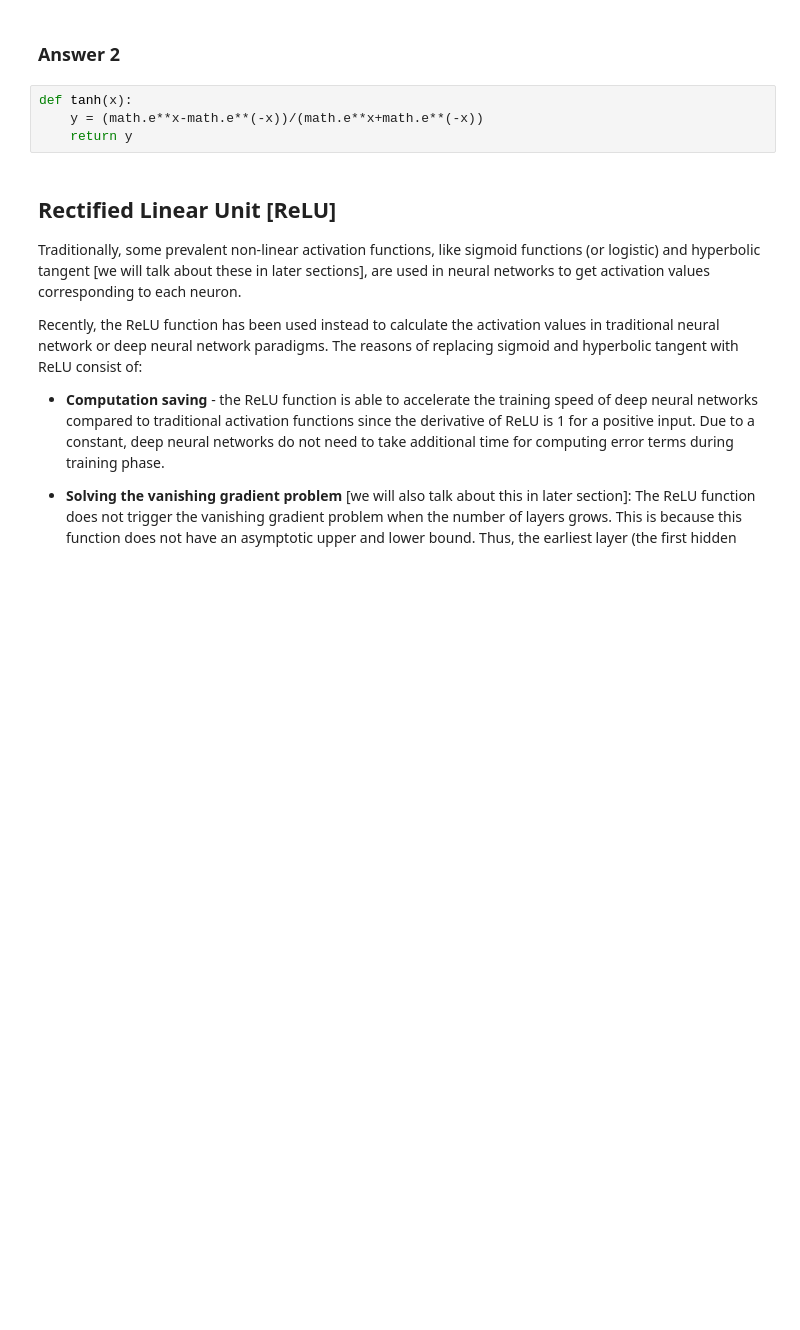
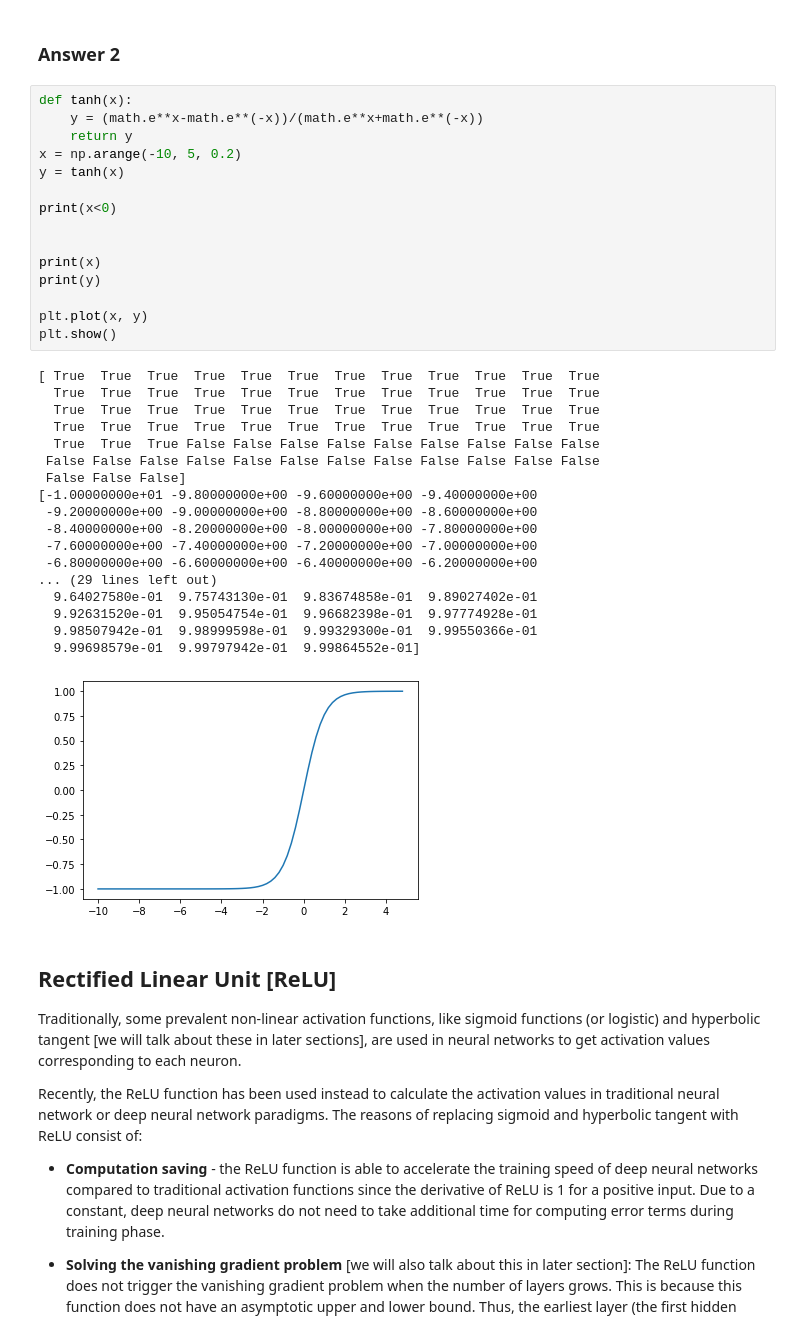
Before and after one commit to TheClassicTechno/FutureMakers2022, a Jupyter notebook: day10/Julia_Huang_of_Day_10_Introduction_to_Activation_Function_SV.ipynb, the cells around one changed output. Saved outputs shown, nothing was run; the diff lists cells and outputs as text; blank space fills up the shorter version.

```diff
--- a/day10/Julia_Huang_of_Day_10_Introduction_to_Activation_Function_SV.ipynb
+++ b/day10/Julia_Huang_of_Day_10_Introduction_to_Activation_Function_SV.ipynb
@@ -73,7 +101,37 @@ We have just mathematically defined TanH, now you have to code it.
 # %%
 def tanh(x):
     y = (math.e**x-math.e**(-x))/(math.e**x+math.e**(-x))
     return y
+x = np.arange(-10, 5, 0.2)
+y = tanh(x)
+
+print(x<0)
+
+
+print(x)
+print(y)
+
+plt.plot(x, y)
+plt.show()
+# %% [output]
+[ True  True  True  True  True  True  True  True  True  True  True  True
+  True  True  True  True  True  True  True  True  True  True  True  True
+  True  True  True  True  True  True  True  True  True  True  True  True
+  True  True  True  True  True  True  True  True  True  True  True  True
+  True  True  True False False False False False False False False False
+ False False False False False False False False False False False False
+ False False False]
+[-1.00000000e+01 -9.80000000e+00 -9.60000000e+00 -9.40000000e+00
+ -9.20000000e+00 -9.00000000e+00 -8.80000000e+00 -8.60000000e+00
+ -8.40000000e+00 -8.20000000e+00 -8.00000000e+00 -7.80000000e+00
+ -7.60000000e+00 -7.40000000e+00 -7.20000000e+00 -7.00000000e+00
+ -6.80000000e+00 -6.60000000e+00 -6.40000000e+00 -6.20000000e+00
+... (29 lines left out)
+  9.64027580e-01  9.75743130e-01  9.83674858e-01  9.89027402e-01
+  9.92631520e-01  9.95054754e-01  9.96682398e-01  9.97774928e-01
+  9.98507942e-01  9.98999598e-01  9.99329300e-01  9.99550366e-01
+  9.99698579e-01  9.99797942e-01  9.99864552e-01]
+[figure, added]
 # %% [markdown]
 ## Rectified Linear Unit [ReLU]
 
```
Also changed, not shown: parts of 18 cells of this notebook.
